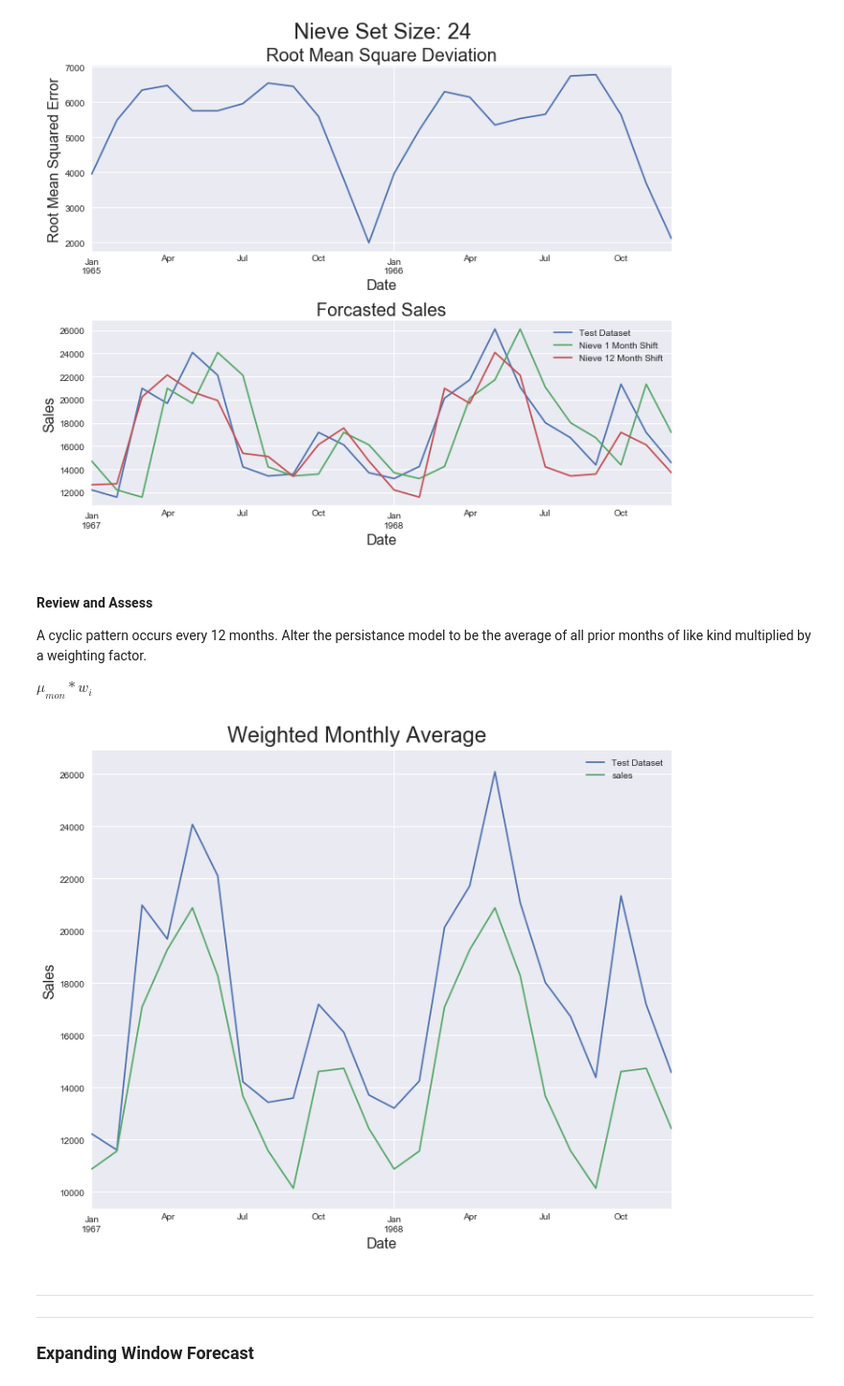
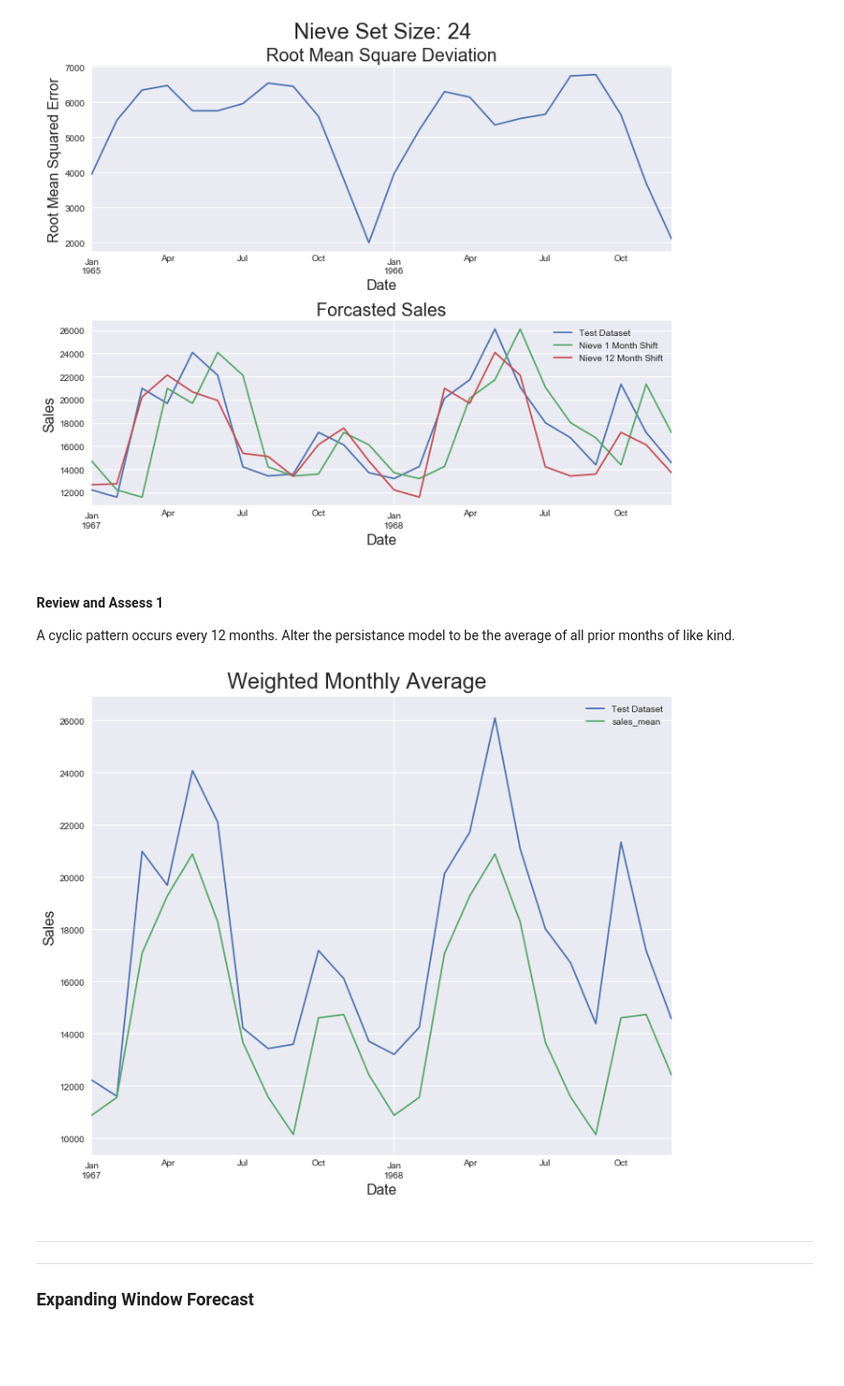
Before and after one commit to TimothyHelton/k2datascience, a Jupyter notebook: notebooks/Time_Series_Forcasting.ipynb, the cells around one changed output. Shown at 96% size. Saved outputs shown, nothing was run; the diff lists cells and outputs as text; code cells hidden in the pictures; blank space fills up the shorter version.

```diff
--- a/notebooks/Time_Series_Forcasting.ipynb
+++ b/notebooks/Time_Series_Forcasting.ipynb
@@ -35,7 +34,7 @@ data_file = osp.join('..', 'data', 'time_series_forecasting',
 data = pd.read_csv(data_file, header=0)
 data.drop(108, inplace=True)
 data.columns = ['date', 'sales']
-data.date = data.date.map(lambda x: parse(f'{x}-01'))
+data.date = pd.to_datetime(data.date)
 # %%
 data.head()
 data.tail()
@@ -190,41 +191,39 @@ plt.tight_layout();
 # %% [output]
 [figure]
 # %% [markdown]
-#### Review and Assess
+#### Review and Assess 1
 
 A cyclic pattern occurs every 12 months.
-Alter the persistance model to be the average of all prior months of like kind multiplied by a weighting factor.
-
-$\mu_{mon} * w_i$
+Alter the persistance model to be the average of all prior months of like kind.
 # %%
 sales_mean = sales.mean()
 sales_mean.index = range(12)
 sales_mean = sales_mean.append([sales_mean] * 8, ignore_index=True)
 
-# TODO Figure Out a Weighting Factor (linear regression of means maybe?)
 weighted_month = data.copy()
-weighted_month.sales = sales_mean
+weighted_month['sales_mean'] = sales_mean
 # %%
 suptitle = 'Weighted Monthly Average'
 
 suptitle_size = 24
 label_size = 16
 
 fig = plt.figure(f'{suptitle}', figsize=(10, 8),
                  facecolor='white', edgecolor='black')
 rows, cols = (1, 1)
 ax1 = plt.subplot2grid((rows, cols), (0, 0))
 
 test.plot(x='date', y='sales', label='Test Dataset', ax=ax1)
-weighted_month[-train_duration:].plot(x='date', y='sales', ax=ax1)
+weighted_month[-train_duration:].plot(x='date', y='sales_mean',
+                                      ax=ax1)
 
 ax1.set_xlabel('Date', fontsize=label_size)
 ax1.set_ylabel('Sales', fontsize=label_size)
 
 fig.suptitle(suptitle, fontsize=suptitle_size, y=1.03)
 plt.tight_layout();
 # %% [output]
-[figure, old version]
+[figure, new version]
 # %% [markdown]
 ---
 
```
Also changed, not shown: parts of 3 cells of this notebook.
